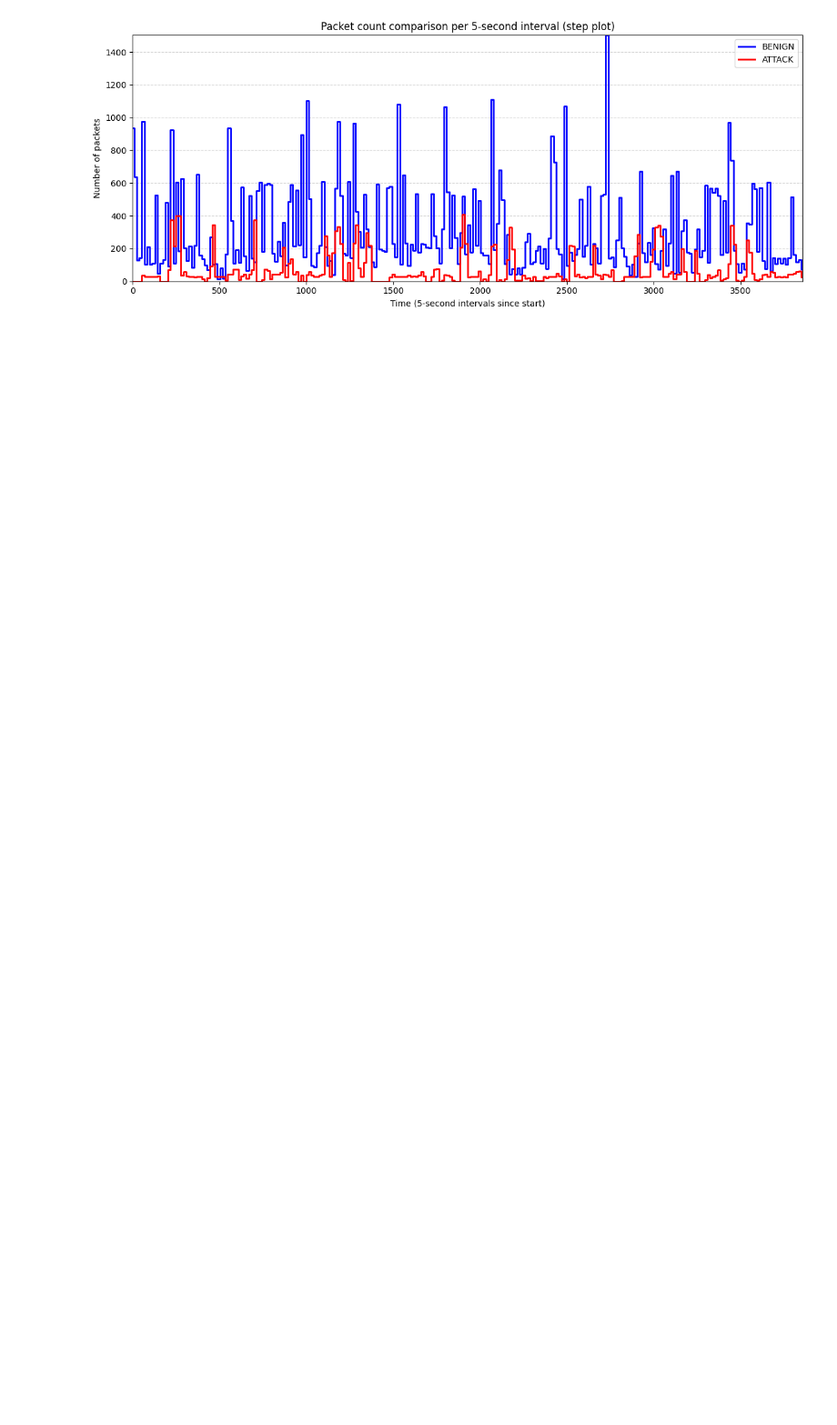
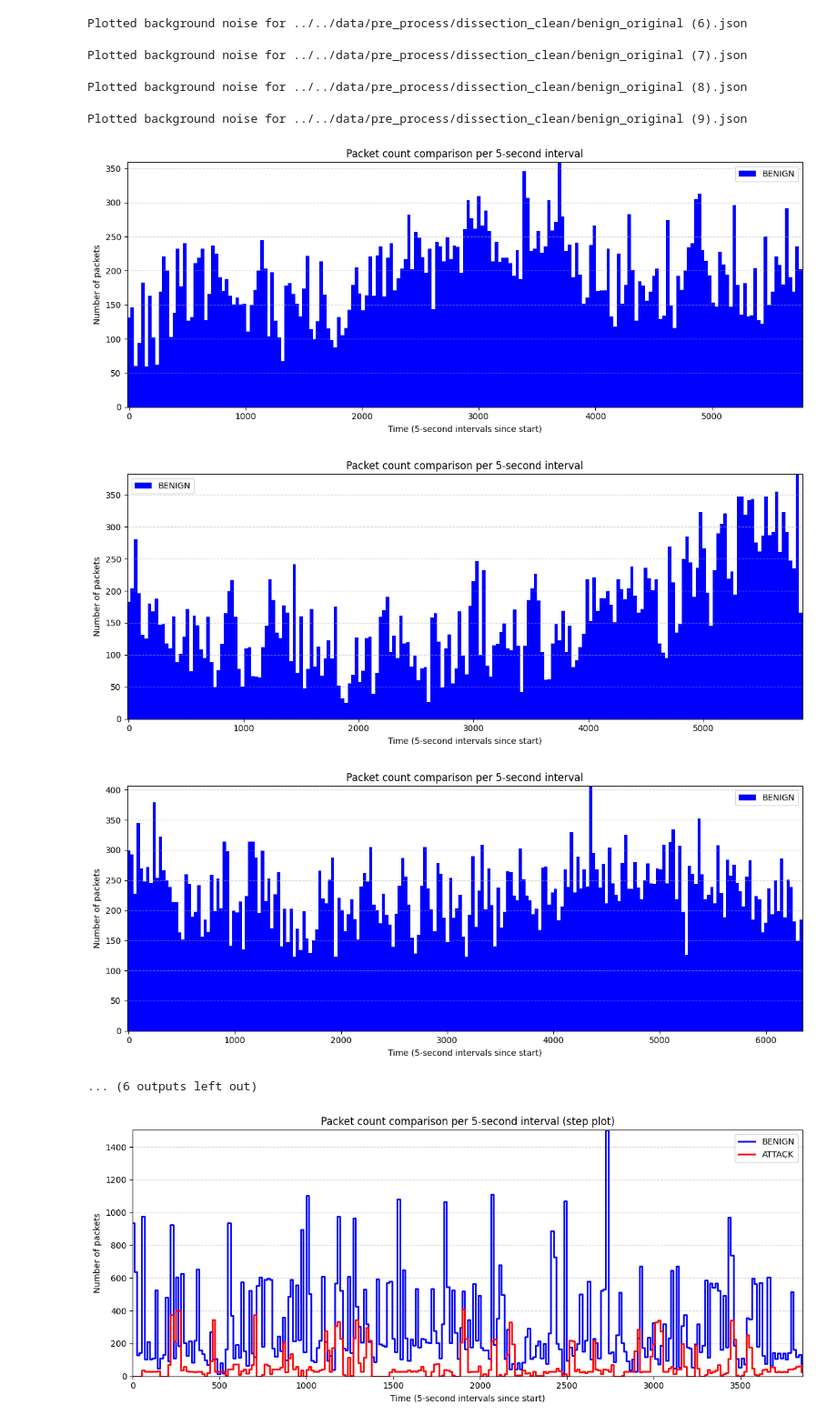
Before and after one commit to thomas-hoger/5G-Anomaly-Detection, a Jupyter notebook: notebooks/evaluation/background_noise.ipynb, the cells around one changed output. Shown: that part at 91% size. Saved outputs shown, nothing was run; the diff lists cells and outputs as text; code cells hidden in the pictures; blank space fills up the shorter version.

```diff
--- a/notebooks/evaluation/background_noise.ipynb
+++ b/notebooks/evaluation/background_noise.ipynb
@@ -82,0 +46,43 @@ plt.show()
+# %%
+import json
+from datetime import datetime
+import glob
+
+for i,filepath in enumerate(sorted(glob.glob("../../data/pre_process/dissection_clean/*.json"))):
+    with open(filepath, 'r') as f:
+        my_json = json.load(f)
+
+    total_dict = {
+        BENIGN : [],
+        ATTACK : [],
+        OTHERS : []
+    }
+
+    for dissected_pkt in my_json:
+
+        is_attack = dissected_pkt["common"].pop("is_attack")
+        attack_type = dissected_pkt["common"].pop("type")
+
+        packet_dict = dissected_pkt["common"].copy()
+        for protocols in dissected_pkt["protocols"].values():
+            for layer in protocols:
+                packet_dict.update(layer)
+
+        total_dict[is_attack].append(packet_dict)
+
+
+    ts_dict = {
+        BENIGN : [],
+        ATTACK : [],
+        OTHERS : []
+    }
+
+    for label in [BENIGN, ATTACK, OTHERS]:
+        for packet in total_dict[label]:
+            ts = packet["ts"]
+            ts = datetime.fromtimestamp(ts)
+            ts_dict[label].append(ts)
+
+    make_graph(ts_dict,i)
+    print(f"Plotted background noise for {filepath}")
+# %% [output]
@@ -83,3 +94,11 @@ plt.show()
+Plotted background noise for ../../data/pre_process/dissection_clean/benign_original (6).json
+Plotted background noise for ../../data/pre_process/dissection_clean/benign_original (7).json
+Plotted background noise for ../../data/pre_process/dissection_clean/benign_original (8).json
+Plotted background noise for ../../data/pre_process/dissection_clean/benign_original (9).json
+[figure, added]
+[figure, added]
+[figure, added]
+... (6 outputs left out)
 # %%
 import pandas as pd
 import matplotlib.pyplot as plt
```
Also changed, not shown: parts of 4 cells of this notebook, 20 other files.
